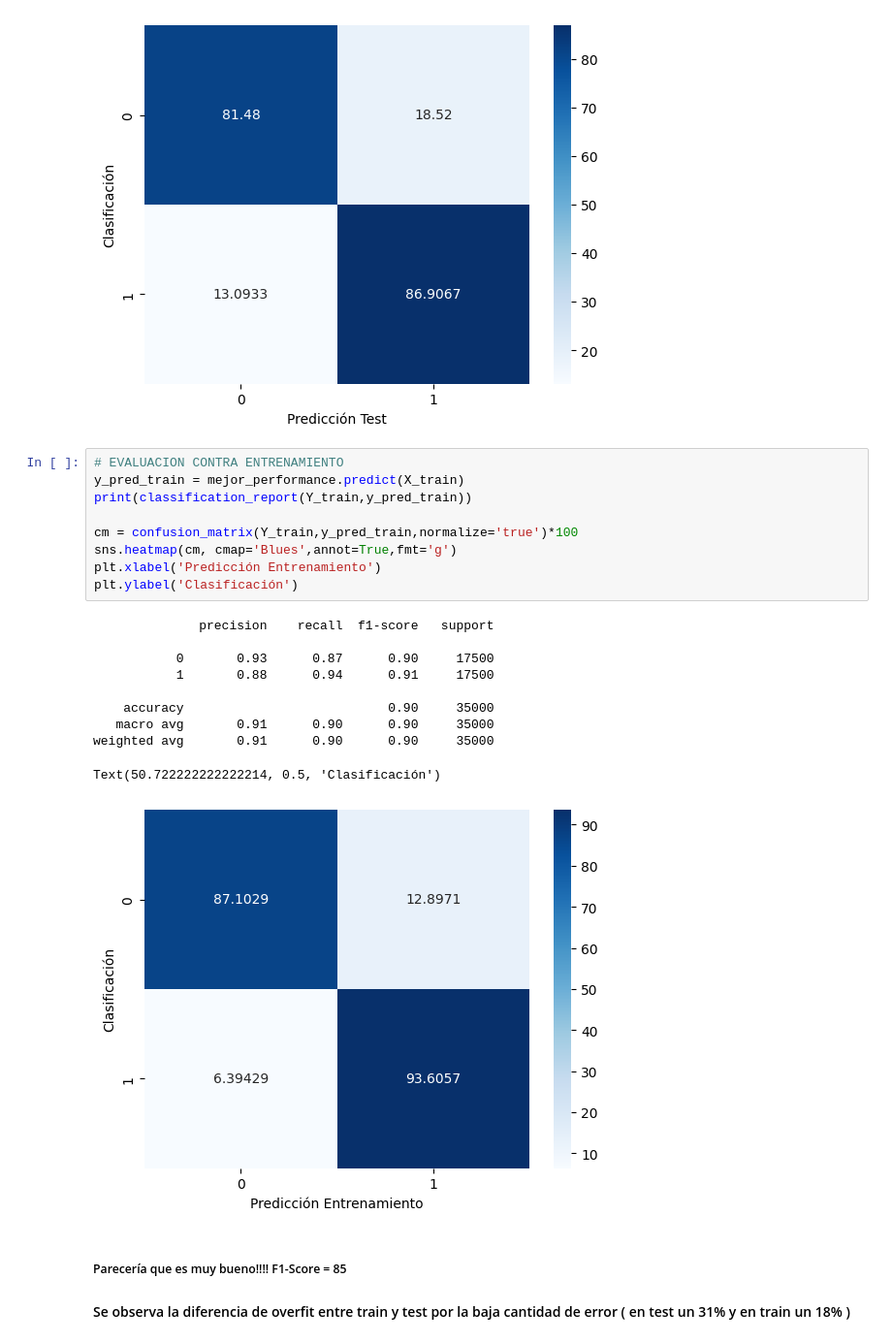
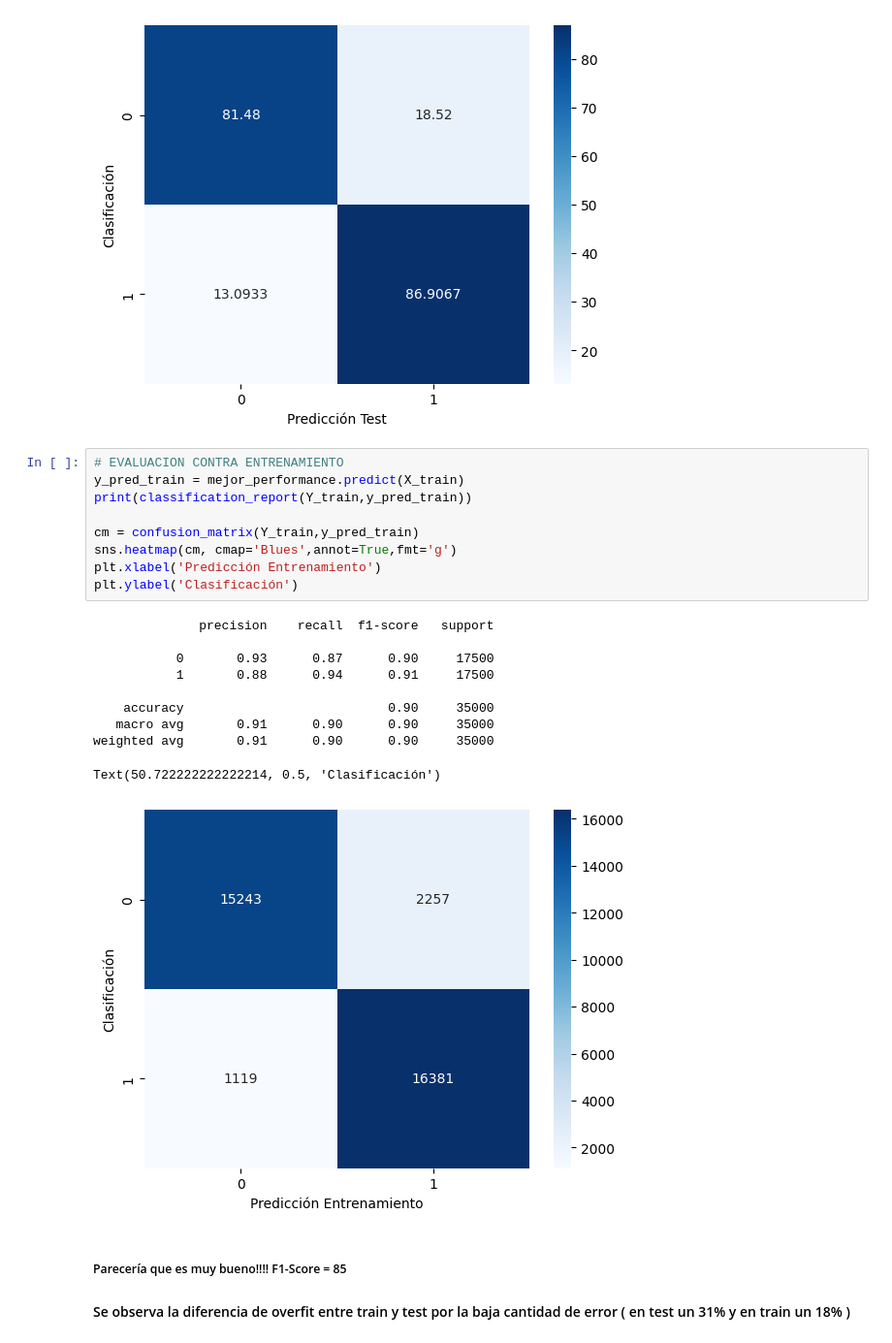
Before and after one commit to sttesta3/7506R-1C2024-GRUPO08, a Jupyter notebook: TP2_BayesNaive.ipynb, the cells around one changed output. Shown at 97% size. Drawn from its saved outputs; the diff is of its cells as text.

```diff
--- a/TP2_BayesNaive.ipynb
+++ b/TP2_BayesNaive.ipynb
@@ -236,23 +238,23 @@ Text(50.722222222222214, 0.5, 'Clasificación')
 # %%
 # EVALUACION CONTRA ENTRENAMIENTO
 y_pred_train = mejor_performance.predict(X_train)
 print(classification_report(Y_train,y_pred_train))
 
-cm = confusion_matrix(Y_train,y_pred_train,normalize='true')*100
+cm = confusion_matrix(Y_train,y_pred_train)
 sns.heatmap(cm, cmap='Blues',annot=True,fmt='g')
 plt.xlabel('Predicción Entrenamiento')
 plt.ylabel('Clasificación')
 # %% [output]
               precision    recall  f1-score   support
 
            0       0.93      0.87      0.90     17500
            1       0.88      0.94      0.91     17500
 
     accuracy                           0.90     35000
    macro avg       0.91      0.90      0.90     35000
 weighted avg       0.91      0.90      0.90     35000
 Text(50.722222222222214, 0.5, 'Clasificación')
-[figure, old version]
+[figure, new version]
 # %% [markdown]
 ##### Parecería que es muy bueno!!!! F1-Score = 85
 #### Se observa la diferencia de overfit entre train y test por la baja cantidad de error ( en test un 31% y en train un 18% )
```
Also changed, not shown: parts of 4 cells of this notebook.
